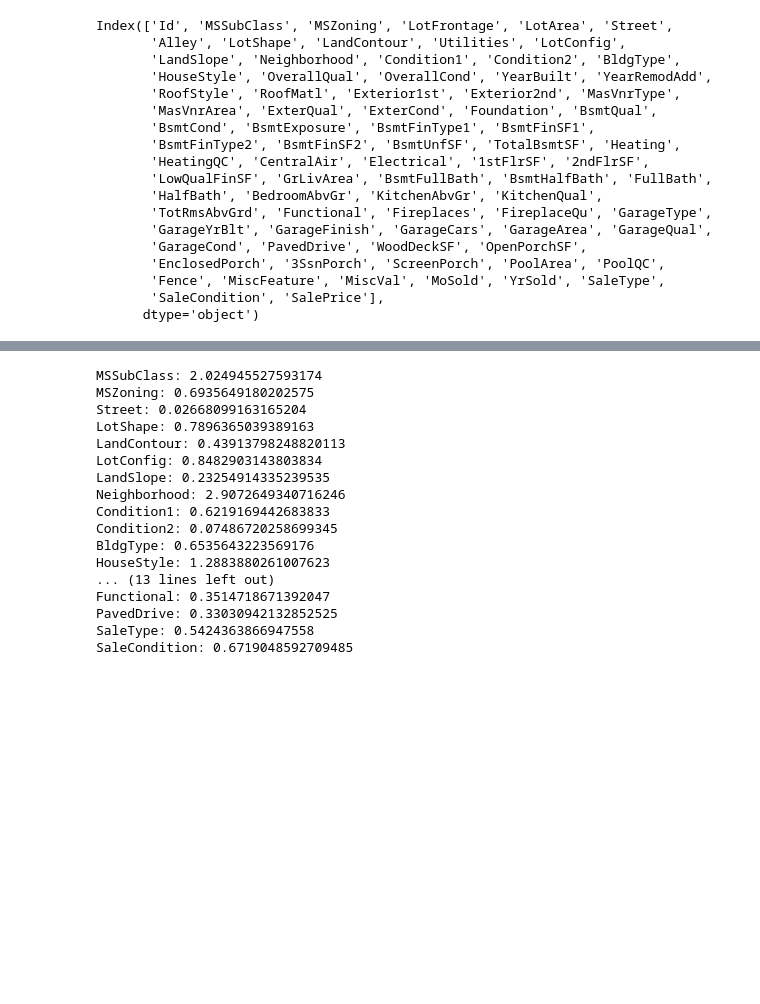
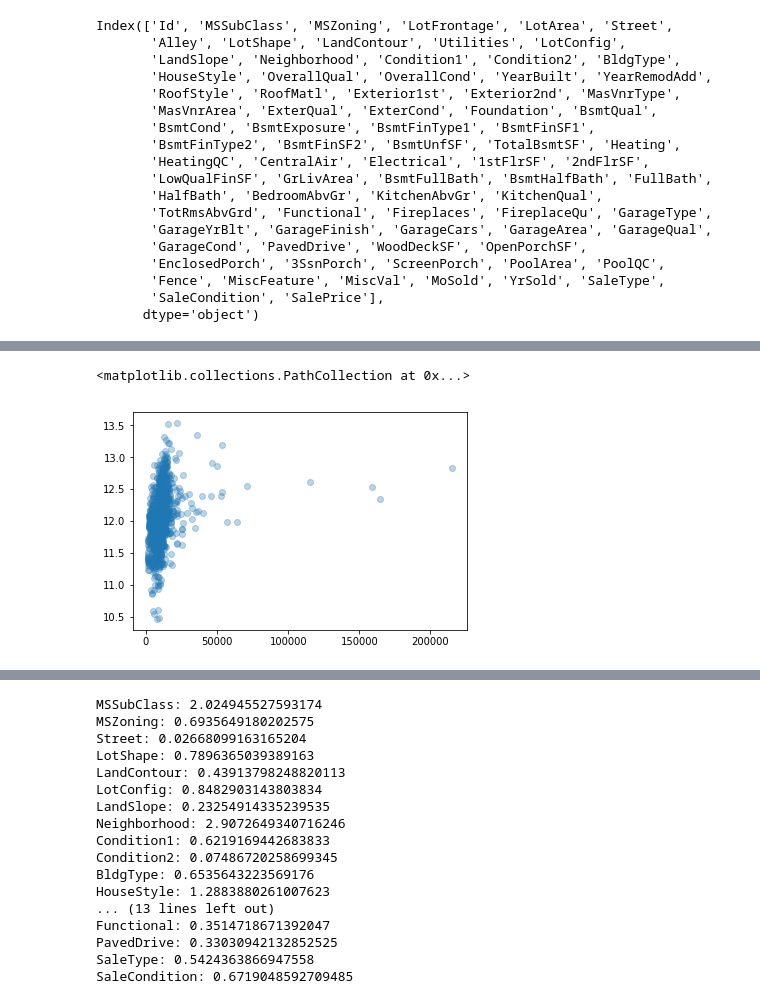
Before and after one commit to strachan/house_pricing_prediction, a Jupyter notebook: missing_values.ipynb, the cells around one changed output, grey strips where cells are left out. Saved outputs shown, nothing was run; the diff lists cells and outputs as text; code cells hidden in the pictures; blank space fills up the shorter version.

```diff
--- a/missing_values.ipynb
+++ b/missing_values.ipynb
@@ -121,0 +155,18 @@ Index(['MSSubClass', 'MSZoning', 'LotFrontage', 'LotArea', 'Street',
+# %%
+x['MSSubClassBinary1'] = (x['MSSubClass'] == 30) | (x['MSSubClass'] == 45) | (x['MSSubClass'] == 50) |\
+                         (x['MSSubClass'] == 90) | (x['MSSubClass'] == 180) | (x['MSSubClass'] == 190)
+x['MSSubClassBinary2'] = (x['MSSubClass'] == 60) | (x['MSSubClass'] == 120)
+x.drop(columns=['MSSubClass'], inplace=True)
+# %%
+x['OverallCondBinary'] = x['OverallCond'] > 4
+x.drop(columns=['OverallCond'], inplace=True)
+# %%
+x['HouseStyleBinary1'] = (x['HouseStyle'] == '1.5Fin') | (x['HouseStyle'] == '1.5Unf')
+x['HouseStyleBinary2'] = (x['HouseStyle'] == '2Story')
+x.drop(columns=['HouseStyle'], inplace=True)
+# %%
+x['Exterior1stBinary1'] = (x['Exterior1st'] == 'AsbShng') | (x['Exterior1st'] == 'AsphShn') | (x['Exterior1st'] == 'BrkComm') |\
+                          (x['Exterior1st'] == 'CBlock') | (x['Exterior1st'] == 'MetalSd') | (x['Exterior1st'] == 'Wd Sdng') |\
+                          (x['Exterior1st'] == 'WdShing')
+x['Exterior1stBinary2'] = (x['Exterior1st'] == 'ImStucc') | (x['Exterior1st'] == 'Stone') | (x['Exterior1st'] == 'VinylSd')
+x.drop(columns=['Exterior1st'], inplace=True)
@@ -121,0 +178,5 @@ Index(['MSSubClass', 'MSZoning', 'LotFrontage', 'LotArea', 'Street',
+# %%
+plt.scatter(x['LotArea'], y, alpha=0.3)
+# %% [output]
+<matplotlib.collections.PathCollection at 0x...>
+[figure, added]
```
Also changed, not shown: parts of 44 cells of this notebook.
